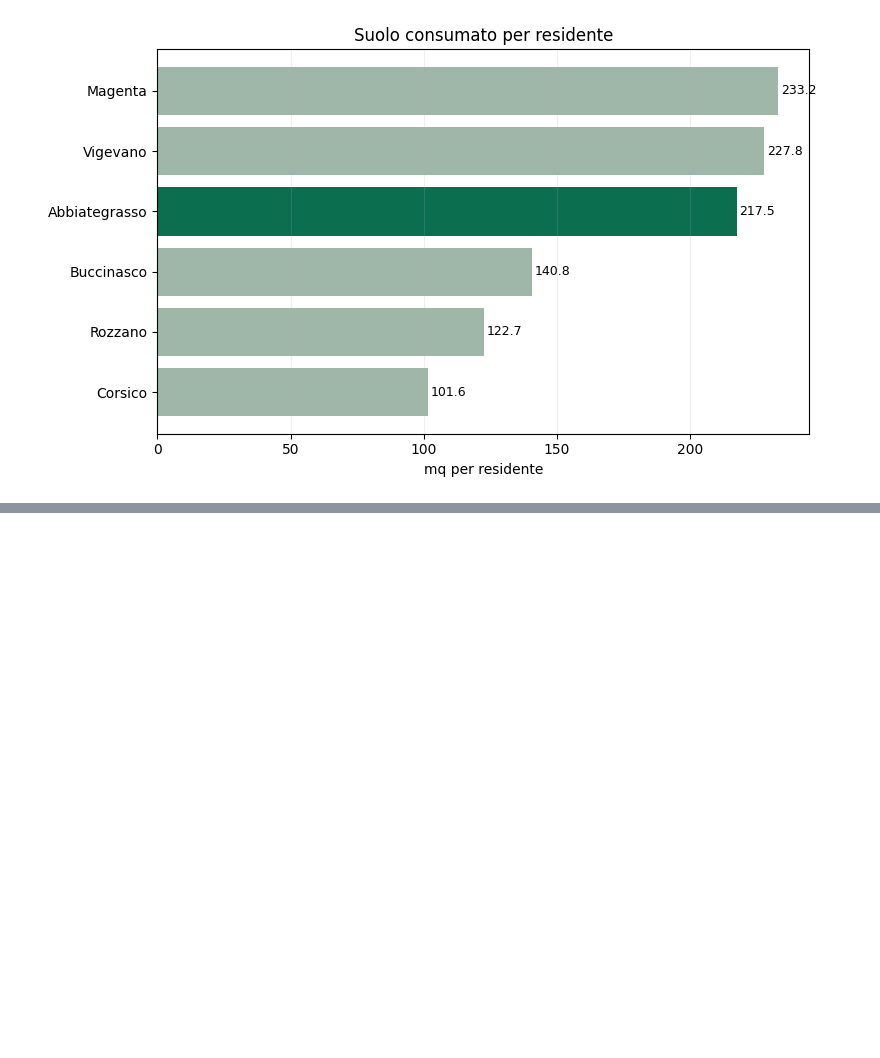
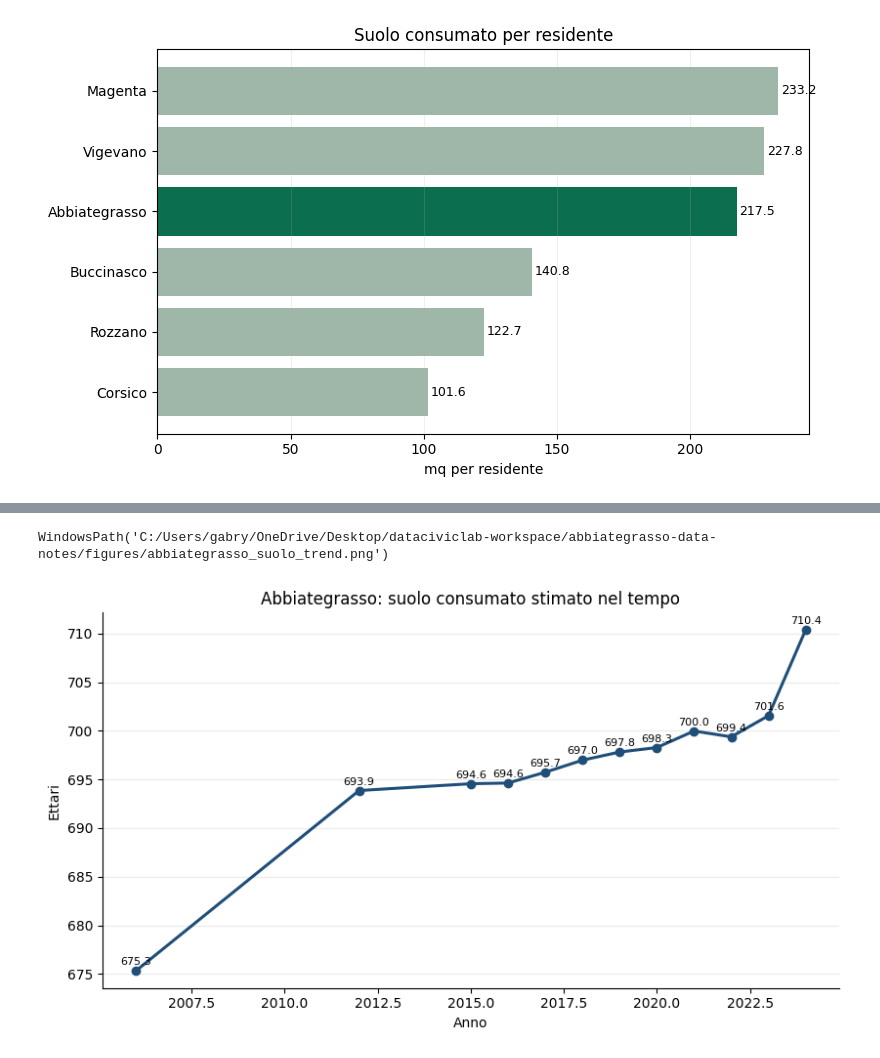
Before and after one commit to Gabrymi93/abbiategrasso-data-notes, a Jupyter notebook: notebooks/abbiategrasso_locale_v1.ipynb, the cells around one changed output, grey strips where cells are left out. Cells and saved outputs as stored; diff of their text form; code cells hidden in the pictures; blank space fills up the shorter version.

Commit message:
notebooks: generate trend chart from notebook (#11)

```diff
--- a/notebooks/abbiategrasso_locale_v1.ipynb
+++ b/notebooks/abbiategrasso_locale_v1.ipynb
@@ -31,6 +31,7 @@ if repo_root is None:
     raise FileNotFoundError('Repo root non trovata')
 
 bundled_csv = repo_root / 'data' / 'abbiategrasso_benchmark_min.csv'
+bundled_trend_csv = repo_root / 'data' / 'abbiategrasso_suolo_trend.csv'
 figures_dir = repo_root / 'figures'
 figures_dir.mkdir(parents=True, exist_ok=True)
 
@@ -179,0 +178,23 @@ Se questo formato regge, il passo successivo sensato e' aggiungere un secondo in
+# %%
+trend = pd.read_csv(bundled_trend_csv)
+trend['interval_label'] = trend['interval_label'].fillna('base')
+trend
+
+fig, ax = plt.subplots(figsize=(8.4, 4.8))
+ax.plot(trend['year'], trend['stock_ha'], marker='o', linewidth=2.2, color='#1f4e79')
+ax.set_title('Abbiategrasso: suolo consumato stimato nel tempo')
+ax.set_xlabel('Anno')
+ax.set_ylabel('Ettari')
+ax.grid(axis='y', alpha=0.25)
+ax.set_axisbelow(True)
+for spine in ['top', 'right']:
+    ax.spines[spine].set_visible(False)
+
+for _, row in trend.iterrows():
+    ax.text(row['year'], row['stock_ha'] + 0.6, f"{row['stock_ha']:.1f}", ha='center', fontsize=8)
+
+trend_fig_path = save_figure(fig, 'abbiategrasso_suolo_trend.png')
+trend_fig_path
+# %% [output]
+WindowsPath('C:/Users/gabry/OneDrive/Desktop/dataciviclab-workspace/abbiategrasso-data-notes/figures/abbiategrasso_suolo_trend.png')
+[figure, added]
```
Also changed, not shown: parts of 4 cells of this notebook, 1 other file.
